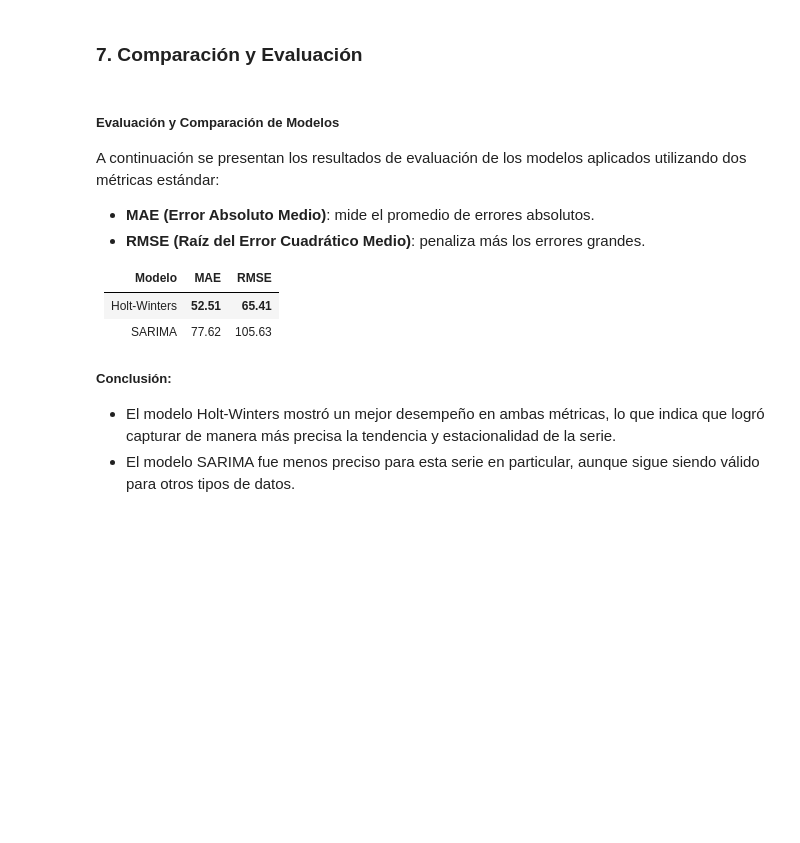
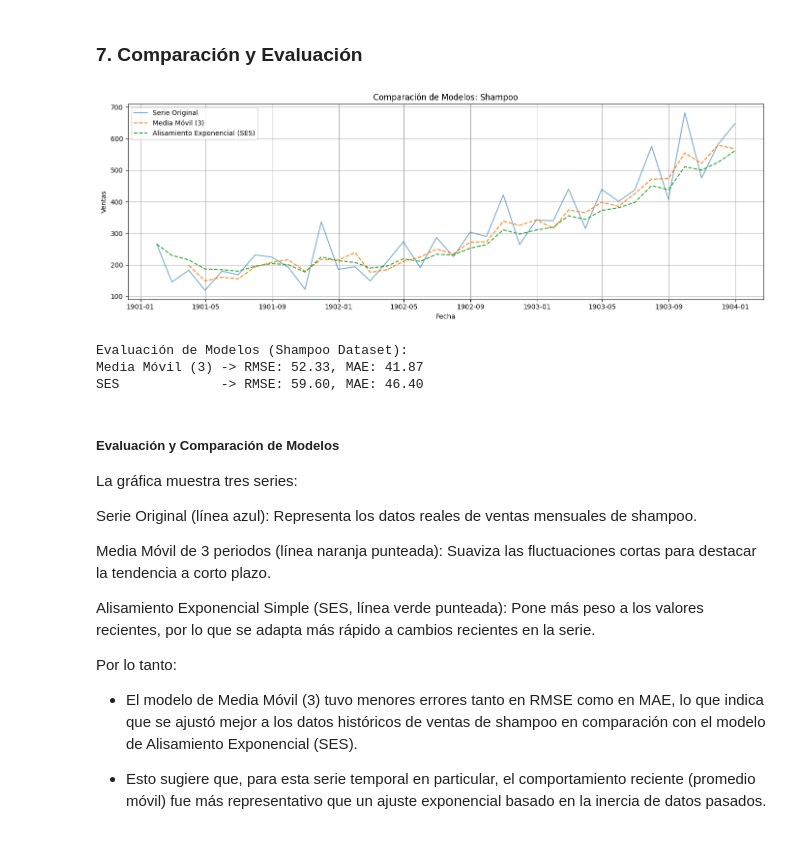
Before and after one commit to SRV-JSPA/lab1-ST, a Jupyter notebook: shampoo.ipynb, the cells around one changed output. Cells and saved outputs as stored; diff of their text form; code cells hidden in the pictures; blank space fills up the shorter version.

```diff
--- a/shampoo.ipynb
+++ b/shampoo.ipynb
@@ -266,22 +266,61 @@ Este modelo:
 En este caso, se entrenó el modelo y se proyectaron 12 meses adicionales, comparando el pronóstico con los datos originales.
 # %% [markdown]
 ### 7. Comparación y Evaluación
+# %%
+import pandas as pd
+import matplotlib.pyplot as plt
+
+df = pd.read_csv("shampoo.csv")
+df['Month'] = pd.date_range(start='1901-01', periods=len(df), freq='M')
+df.set_index('Month', inplace=True)
+df['MA_3'] = df['Sales'].rolling(window=3).mean()
+df['SES'] = df['Sales'].ewm(alpha=0.3, adjust=False).mean()
+
+plt.figure(figsize=(14, 5))
+plt.plot(df['Sales'], label='Serie Original', alpha=0.6)
+plt.plot(df['MA_3'], '--', label='Media Móvil (3)')
+plt.plot(df['SES'], '--', label='Alisamiento Exponencial (SES)')
+plt.title("Comparación de Modelos: Shampoo")
+plt.xlabel("Fecha")
+plt.ylabel("Ventas")
+plt.legend()
+plt.grid(True)
+plt.tight_layout()
+plt.show()
+# %% [output]
+[figure, added]
+# %%
+from sklearn.metrics import mean_squared_error, mean_absolute_error
+import numpy as np
+
+df_eval = df.dropna(subset=['Sales', 'MA_3', 'SES'])
+
+rmse_ma3 = np.sqrt(mean_squared_error(df_eval['Sales'], df_eval['MA_3']))
+mae_ma3 = mean_absolute_error(df_eval['Sales'], df_eval['MA_3'])
+
+rmse_ses = np.sqrt(mean_squared_error(df_eval['Sales'], df_eval['SES']))
+mae_ses = mean_absolute_error(df_eval['Sales'], df_eval['SES'])
+
+print("Evaluación de Modelos (Shampoo Dataset):")
+print(f"Media Móvil (3) -> RMSE: {rmse_ma3:.2f}, MAE: {mae_ma3:.2f}")
+print(f"SES             -> RMSE: {rmse_ses:.2f}, MAE: {mae_ses:.2f}")
+# %% [output]
+Evaluación de Modelos (Shampoo Dataset):
+Media Móvil (3) -> RMSE: 52.33, MAE: 41.87
+SES             -> RMSE: 59.60, MAE: 46.40
 # %% [markdown]
 ##### Evaluación y Comparación de Modelos
+La gráfica muestra tres series:
 
-A continuación se presentan los resultados de evaluación de los modelos aplicados utilizando dos métricas estándar:
+Serie Original (línea azul): Representa los datos reales de ventas mensuales de shampoo.
 
-- **MAE (Error Absoluto Medio)**: mide el promedio de errores absolutos.
-- **RMSE (Raíz del Error Cuadrático Medio)**: penaliza más los errores grandes.
+Media Móvil de 3 periodos (línea naranja punteada): Suaviza las fluctuaciones cortas para destacar la tendencia a corto plazo.
 
-| Modelo       | MAE         | RMSE        |
-|--------------|-------------|-------------|
-| Holt-Winters | **52.51**   | **65.41**   |
-| SARIMA       | 77.62       | 105.63      |
+Alisamiento Exponencial Simple (SES, línea verde punteada): Pone más peso a los valores recientes, por lo que se adapta más rápido a cambios recientes en la serie.
 
 
+Por lo tanto:
 
-##### Conclusión:
+- El modelo de Media Móvil (3) tuvo menores errores tanto en RMSE como en MAE, lo que indica que se ajustó mejor a los datos históricos de ventas de shampoo en comparación con el modelo de Alisamiento Exponencial (SES).
 
-- El modelo Holt-Winters mostró un mejor desempeño en ambas métricas, lo que indica que logró capturar de manera más precisa la tendencia y estacionalidad de la serie.
-- El modelo SARIMA fue menos preciso para esta serie en particular, aunque sigue siendo válido para otros tipos de datos.
+- Esto sugiere que, para esta serie temporal en particular, el comportamiento reciente (promedio móvil) fue más representativo que un ajuste exponencial basado en la inercia de datos pasados.
```
Also changed, not shown: 1 other file.
